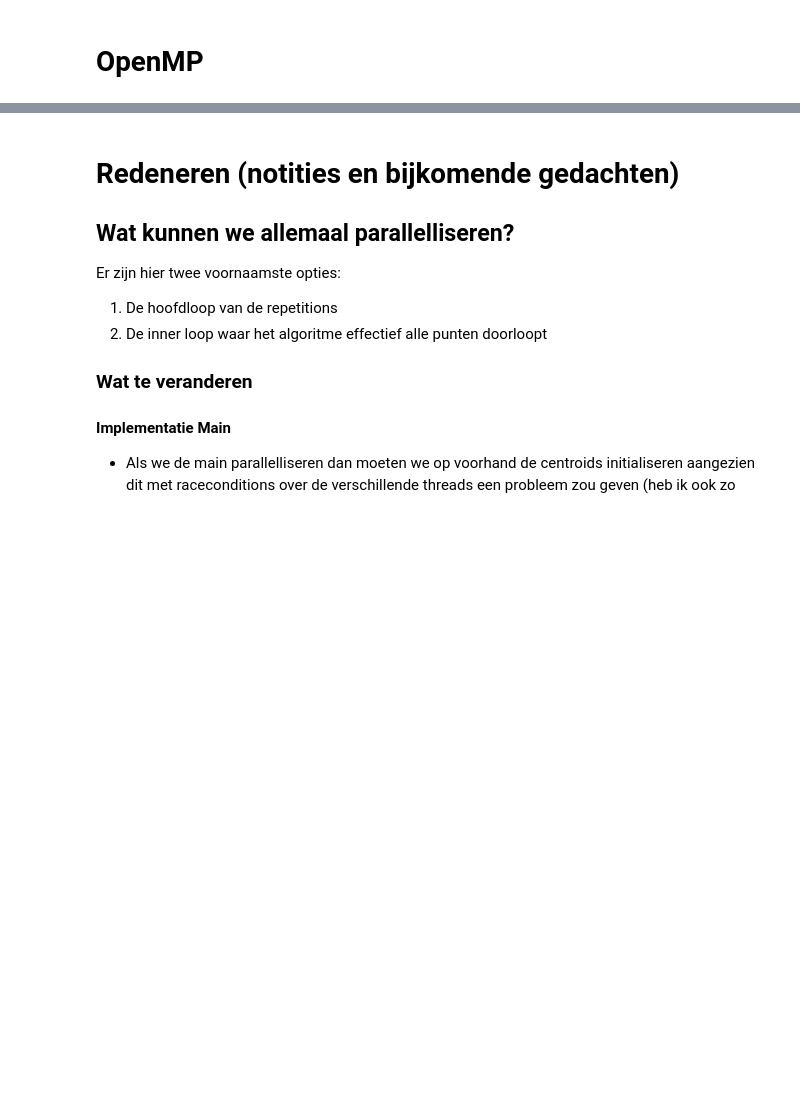
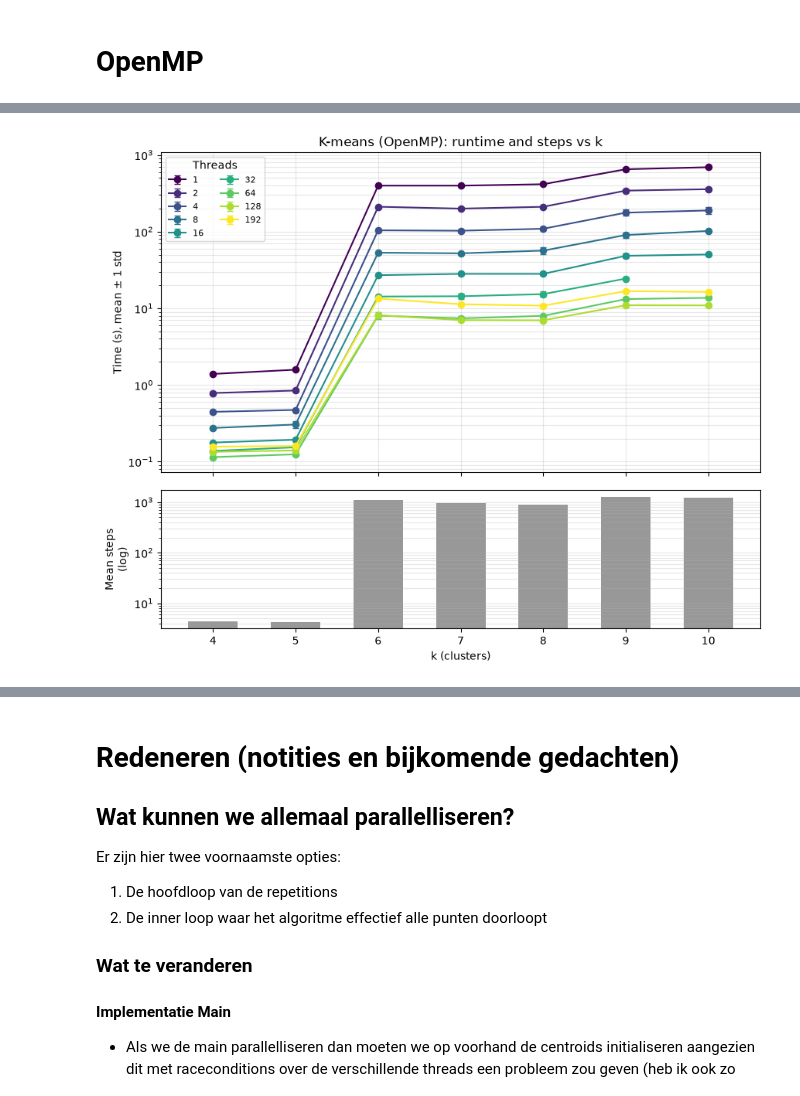
Before and after one commit to I-Waffuru-I/pds-kmeans, a Jupyter notebook: docs/openmp_2507953.ipynb, the cells around one changed output, grey strips where cells are left out. Cells and saved outputs as stored; diff of their text form; code cells hidden in the pictures; blank space fills up the shorter version.

```diff
--- a/docs/openmp_2507953.ipynb
+++ b/docs/openmp_2507953.ipynb
@@ -3,0 +119,46 @@
+# %%
+df = pd.concat(
+    [load_results("omp_1thread.csv"), load_results("omp_thread_k.csv")],
+    ignore_index=True,
+)
+df = df[df["k"] >= 4]
+
+grp = df.groupby(["k", "threads"])["seconds"]
+mean_time = grp.mean().unstack("threads")
+std_time = grp.std().unstack("threads").fillna(0)
+
+df["steps_list"] = df["steps"].apply(lambda s: [int(v) for v in str(s).split(";") if v.strip()])
+steps_per_k = df.groupby("k")["steps_list"].apply(lambda lists: np.concatenate(lists.values))
+steps_mean = steps_per_k.apply(np.mean)
+
+# --- plot ---
+fig, (ax_t, ax_s) = plt.subplots(
+    2, 1, figsize=(10, 8), sharex=True,
+    gridspec_kw={"height_ratios": [3, 1.3], "hspace": 0.08},
+)
+
+cmap = plt.get_cmap("viridis")
+threads = list(mean_time.columns)
+for i, t in enumerate(threads):
+    m, s = mean_time[t], std_time[t]
+    lower = np.minimum(s, m * 0.999)          # keep lower bar positive for the log axis
+    ax_t.errorbar(m.index, m, yerr=[lower, s], marker="o", linewidth=1.5,
+                  capsize=3, elinewidth=1, color=cmap(i / max(len(threads) - 1, 1)),
+                  label=f"{t}")
+ax_t.set_yscale("log")
+ax_t.set_ylabel("Time (s), mean ± 1 std")
+ax_t.set_title("K-means (OpenMP): runtime and steps vs k")
+ax_t.grid(alpha=0.3, which="both")
+ax_t.legend(ncol=2, fontsize=8, title="Threads")
+
+ax_s.bar(steps_mean.index, steps_mean.values, width=0.6, color="tab:gray", alpha=0.8)
+ax_s.set_yscale("log")
+ax_s.set_ylabel("Mean steps\n(log)")
+ax_s.set_xlabel("k (clusters)")
+ax_s.set_xticks(mean_time.index)
+ax_s.grid(alpha=0.3, which="both", axis="y")
+
+#fig.savefig("kmeans_seconds_steps_vs_k.png", dpi=150, bbox_inches="tight")
+plt.show()
+# %% [output]
+[figure, added]
```
Also changed, not shown: parts of 11 cells of this notebook, 13 other files.
